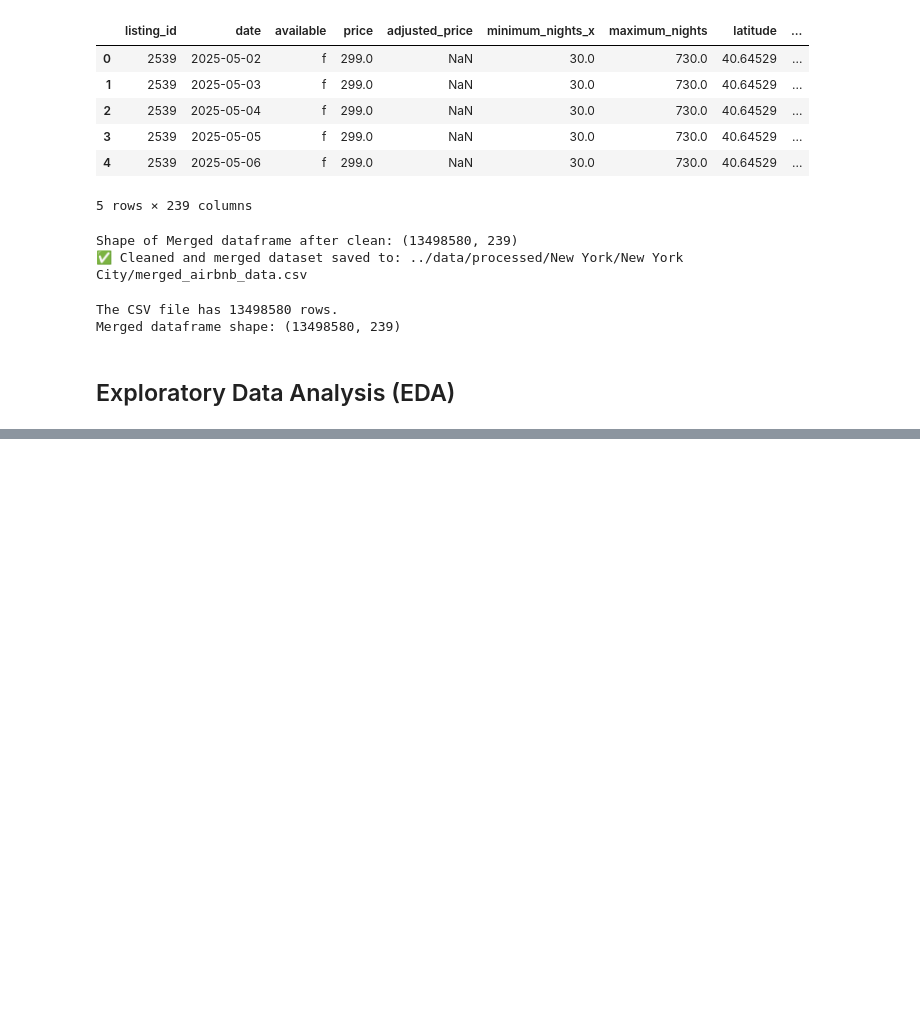
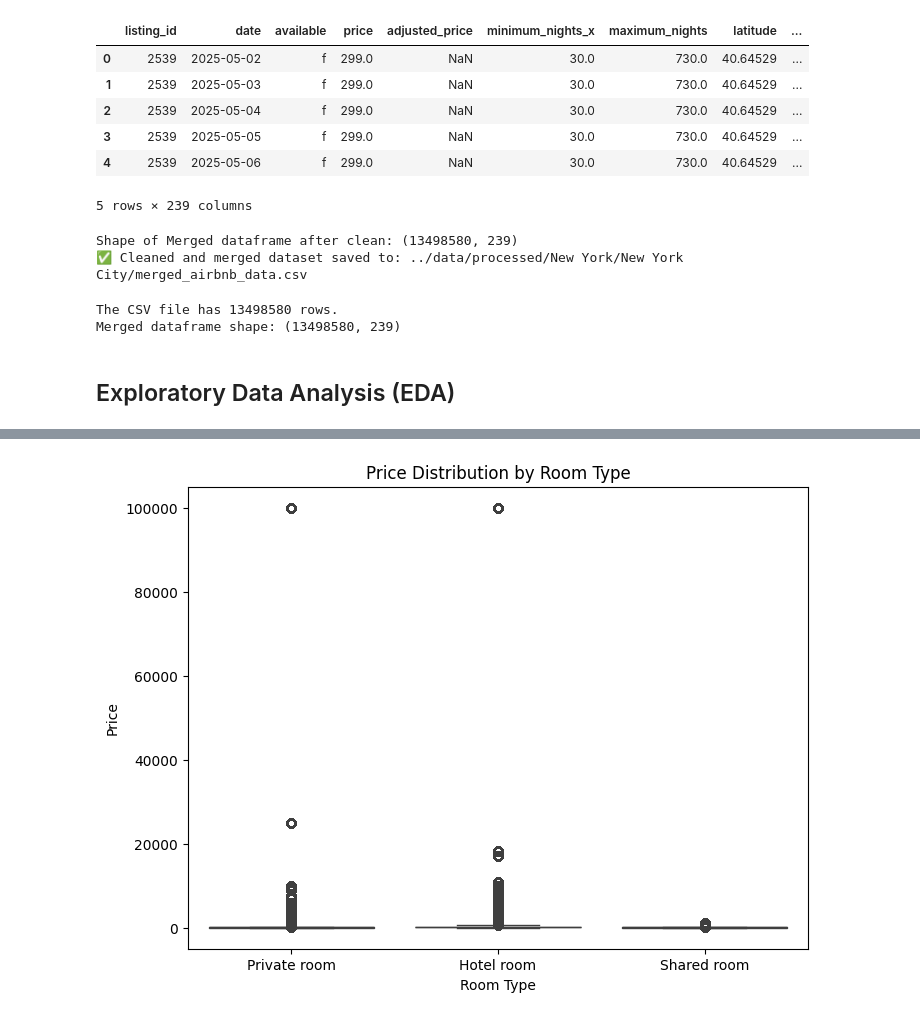
Before and after one commit to fahimulkabir/Airbnb-Pricing-Optimization, a Jupyter notebook: notebooks/preprocess.ipynb, the cells around one changed output, grey strips where cells are left out. Saved outputs shown, nothing was run; the diff lists cells and outputs as text; code cells hidden in the pictures; blank space fills up the shorter version.

```diff
--- a/notebooks/preprocess.ipynb
+++ b/notebooks/preprocess.ipynb
@@ -149,0 +167,13 @@ Merged dataframe shape: (13498580, 239)
+# %%
+# === 2️⃣ Price Distribution by Room Type ===
+room_cols = [col for col in df.columns if col.startswith('room_type_')]
+df['room_type'] = df[room_cols].idxmax(axis=1).str.replace('room_type_', '')
+
+plt.figure(figsize=(8,6))
+sns.boxplot(data=df, x='room_type', y='price')
+plt.title('Price Distribution by Room Type')
+plt.ylabel('Price')
+plt.xlabel('Room Type')
+plt.show()
+# %% [output]
+[figure, added]
```
Also changed, not shown: parts of 7 cells of this notebook, 3 other files.
